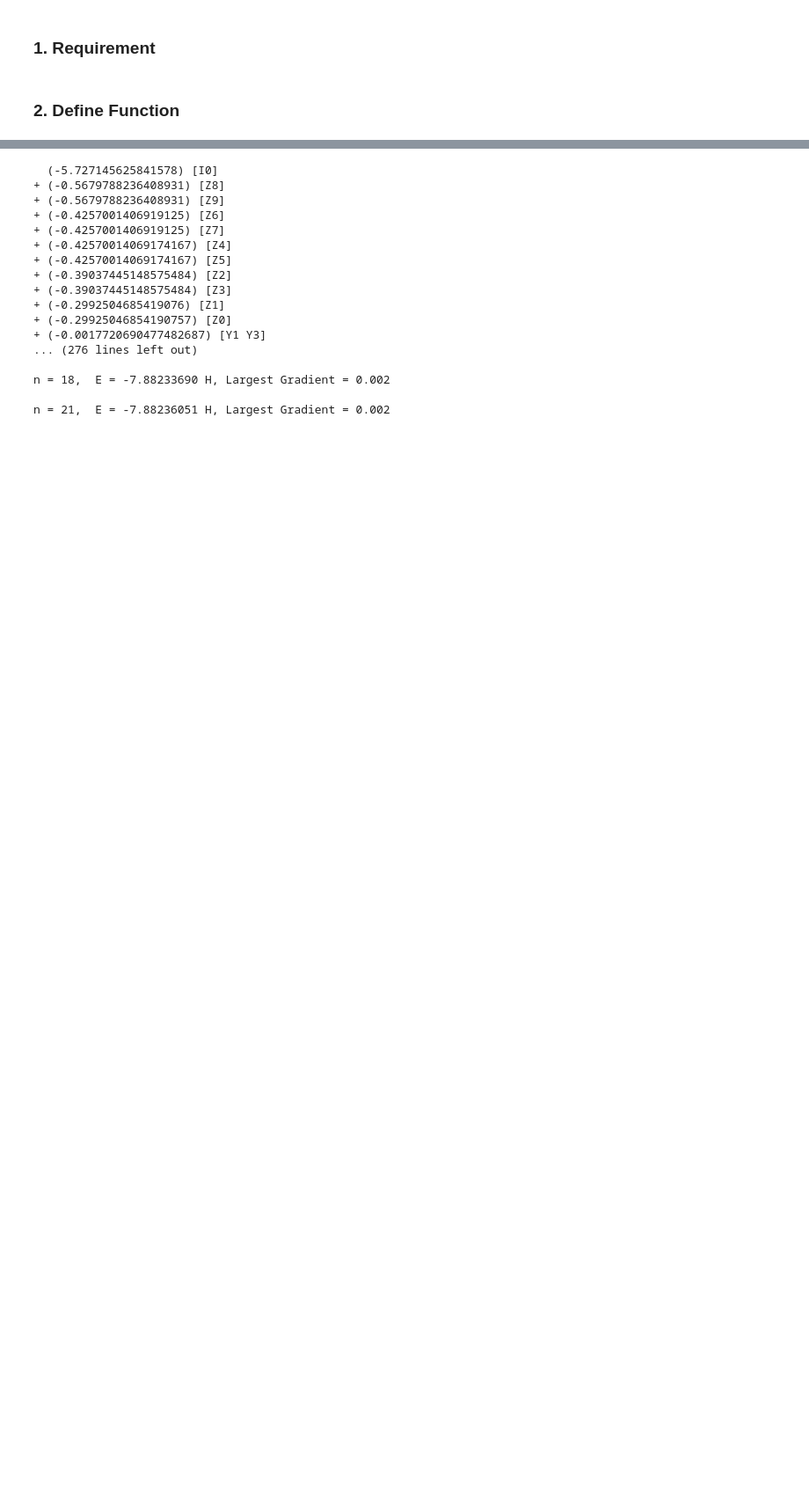
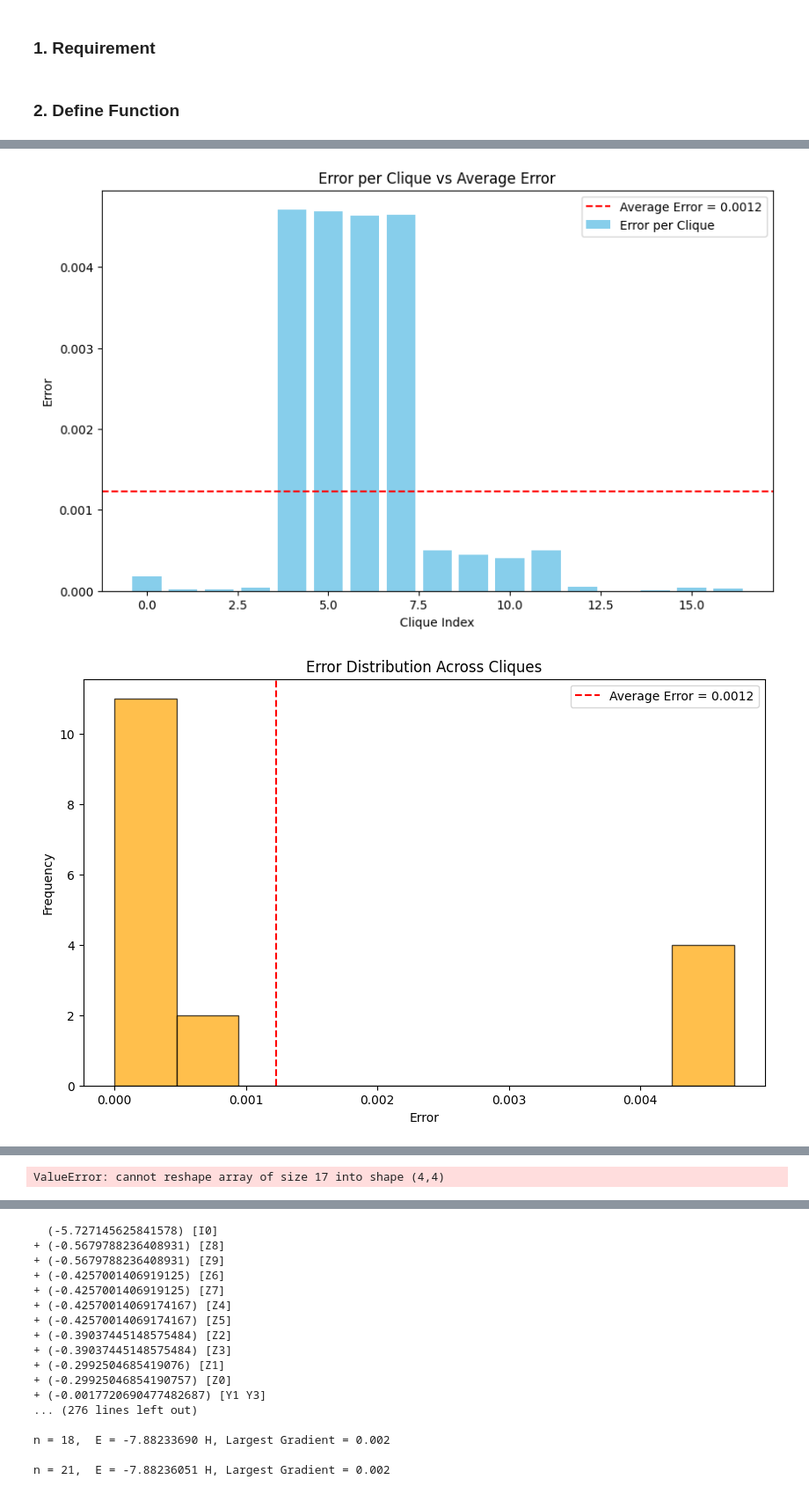
Before and after one commit to azhar-ikhtiarudin/variational-quantum-eigensolver, a Jupyter notebook: 2. PennyLane/LiH/LiH_adapt_vqe.ipynb, the cells around one changed output, grey strips where cells are left out. Shown at 88% size. Cells and saved outputs as stored; diff of their text form; code cells hidden in the pictures; blank space fills up the shorter version.

```diff
--- a/2. PennyLane/LiH/LiH_adapt_vqe.ipynb
+++ b/2. PennyLane/LiH/LiH_adapt_vqe.ipynb
@@ -10,0 +418,77 @@ A_to_au_conversion = 1.8897259885789
+# %%
+import numpy as np
+import matplotlib.pyplot as plt
+import seaborn as sns
+
+# Data for b and c (shot-based and statevector expectation values)
+b = [-0.7518459368308964, -0.0005290993832201113, -0.0005321056297156802, -0.0005117967645011708, 0.0004657649521113576, 0.00044116112812848886, 0.00039223248654604695, 0.0004032909563793589, -0.1970458308889245, -0.007695915857330608, -0.007655327690766812, -0.007756890162357032, -0.5992549793275459, -0.004108489849182962, -0.12160613341001913, -0.004139708107464165, 0.15198123365725247]
+c = [-0.751666452326779, -0.0005475737230550865, -0.0005475737230550865, -0.0005475737230550865, -0.004245495796910958, -0.004245495796910958, -0.004245495796910959, -0.004245495796910959, -0.19654576938195492, -0.0072517004057860565, -0.007251700405786058, -0.007251700405786058, -0.5993071279969807, -0.004109507910879848, -0.12161287831192921, -0.004177062064275591, 0.1520071801369031]
+
+# Calculate the error for each clique
+errors = np.abs(np.array(b) - np.array(c))
+
+# Calculate the average error
+err_val = np.mean(errors)
+
+# 1. Bar Plot of the Error per Clique
+plt.figure(figsize=(10, 6))
+plt.bar(range(len(errors)), errors, label="Error per Clique", color='skyblue')
+plt.axhline(err_val, color='r', linestyle='--', label=f"Average Error = {err_val:.4f}")
+plt.xlabel('Clique Index')
+plt.ylabel('Error')
+plt.title('Error per Clique vs Average Error')
+plt.legend()
+plt.show()
+
+# 2. Histogram of Error Distribution
+plt.figure(figsize=(10, 6))
+plt.hist(errors, bins=10, edgecolor='black', alpha=0.7, color='orange')
+plt.axvline(err_val, color='r', linestyle='--', label=f"Average Error = {err_val:.4f}")
+plt.xlabel('Error')
+plt.ylabel('Frequency')
+plt.title('Error Distribution Across Cliques')
+plt.legend()
+plt.show()
+
+# 3. Box Plot for Error Across Cliques
+plt.figure(figsize=(10, 6))
+plt.boxplot(errors, vert=False, patch_artist=True, boxprops=dict(facecolor="lightgreen", color="green"))
+plt.axvline(err_val, color='r', linestyle='--', label=f"Average Error = {err_val:.4f}")
+plt.xlabel('Error')
+plt.title('Box Plot of Error Across Cliques')
+plt.legend()
+plt.show()
+
+# 4. Scatter Plot of Error vs Expectation Value
+plt.figure(figsize=(10, 6))
+plt.scatter(c, errors, label='Error vs Expectation Value', color='purple')
+plt.axhline(err_val, color='r', linestyle='--', label=f"Average Error = {err_val:.4f}")
+plt.xlabel('Expectation Value (c)')
+plt.ylabel('Error')
+plt.title('Error vs Expectation Value')
+plt.legend()
+plt.show()
+
+# 5. Heatmap (If Applicable)
+# If the errors can be reshaped into a grid, for example, 4x4 (you can adjust this to fit your actual data structure)
+error_grid = errors.reshape(4, 4)  # Example reshape, adjust dimensions as necessary
+plt.figure(figsize=(10, 6))
+sns.heatmap(error_grid, annot=True, cmap='YlGnBu', cbar=True, linewidths=0.5)
+plt.title('Heatmap of Error Across Cliques')
+plt.show()
+
+# 6. Time Evolution (If Applicable, assuming you have time or iteration steps)
+# This part assumes you have a time or iteration step (e.g., `time_steps`) available
+# If no time steps, you can skip this part
+time_steps = range(len(errors))  # Adjust if you have time/iteration data
+plt.figure(figsize=(10, 6))
+plt.plot(time_steps, errors, label='Error per Step', color='brown')
+plt.axhline(err_val, color='r', linestyle='--', label=f"Average Error = {err_val:.4f}")
+plt.xlabel('Step')
+plt.ylabel('Error')
+plt.title('Error Evolution Over Time/Steps')
+plt.legend()
+plt.show()
+# %% [output]
+[figure, added]
+[figure, added]
@@ -10,0 +497 @@ A_to_au_conversion = 1.8897259885789
+ValueError: cannot reshape array of size 17 into shape (4,4)
```
Also changed, not shown: parts of 26 cells of this notebook, 3 other files.
